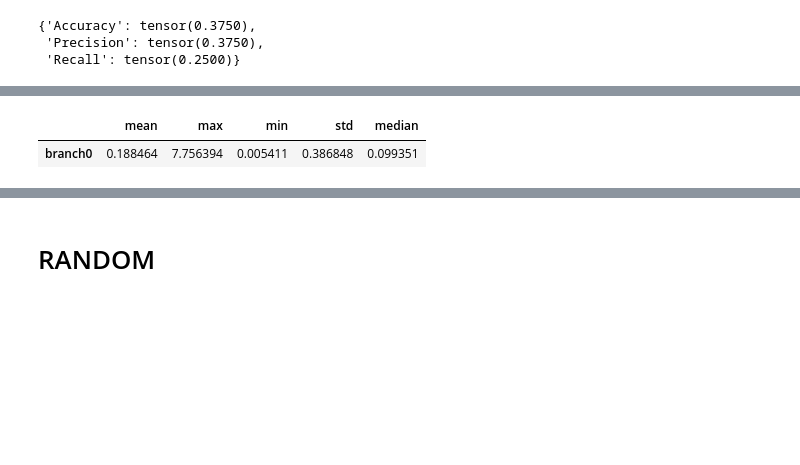
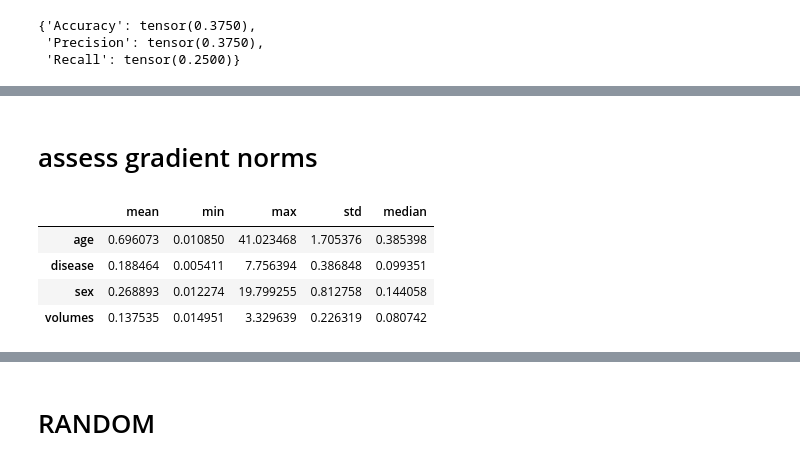
Before and after one commit to cosasha97/interpretability-dl-ndd, a Jupyter notebook: experiments.ipynb, the cells around one changed output, grey strips where cells are left out. Drawn from its saved outputs; the diff is of its cells as text; code cells hidden in the pictures; blank space fills up the shorter version.

```diff
--- a/experiments.ipynb
+++ b/experiments.ipynb
@@ -453,7 +444,2 @@ def get_all_metrics():
-# %%
-df = pd.DataFrame(compute_metrics(data), index=['branch0'])
-# %%
-df.combine_first(df)
-# %% [output]
-|  | mean | max | min | std | median |
-| branch0 | 0.188464 | 7.756394 | 0.005411 | 0.386848 | 0.099351 |
+# %% [markdown]
+# assess gradient norms
@@ -459,0 +486,9 @@ df.combine_first(df)
+# %%
+df = get_all_metrics()
+df
+# %% [output]
+|  | mean | min | max | std | median |
+| age | 0.696073 | 0.010850 | 41.023468 | 1.705376 | 0.385398 |
+| disease | 0.188464 | 0.005411 | 7.756394 | 0.386848 | 0.099351 |
+| sex | 0.268893 | 0.012274 | 19.799255 | 0.812758 | 0.144058 |
+| volumes | 0.137535 | 0.014951 | 3.329639 | 0.226319 | 0.080742 |
```
Also changed, not shown: parts of 19 cells of this notebook, 4 other files.
